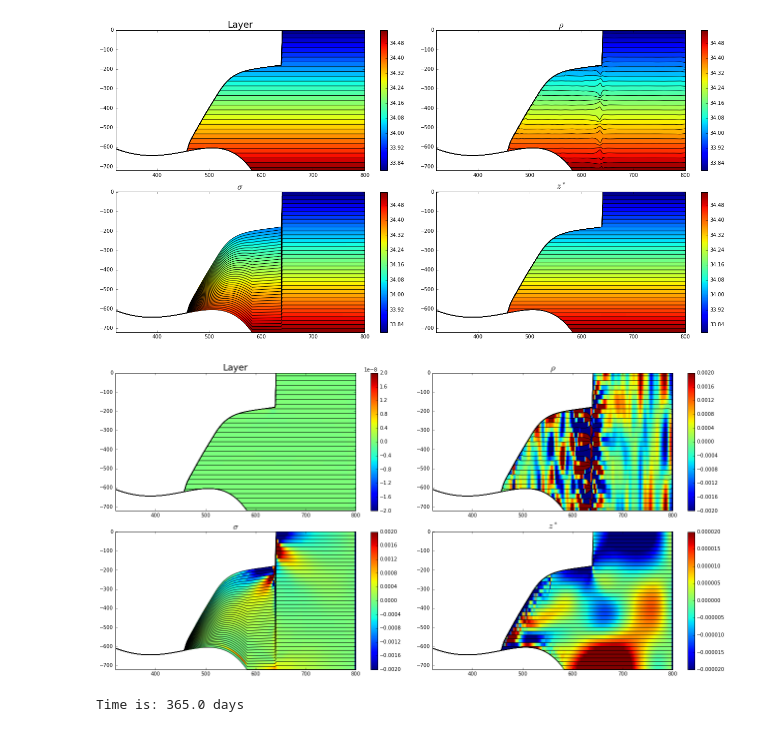
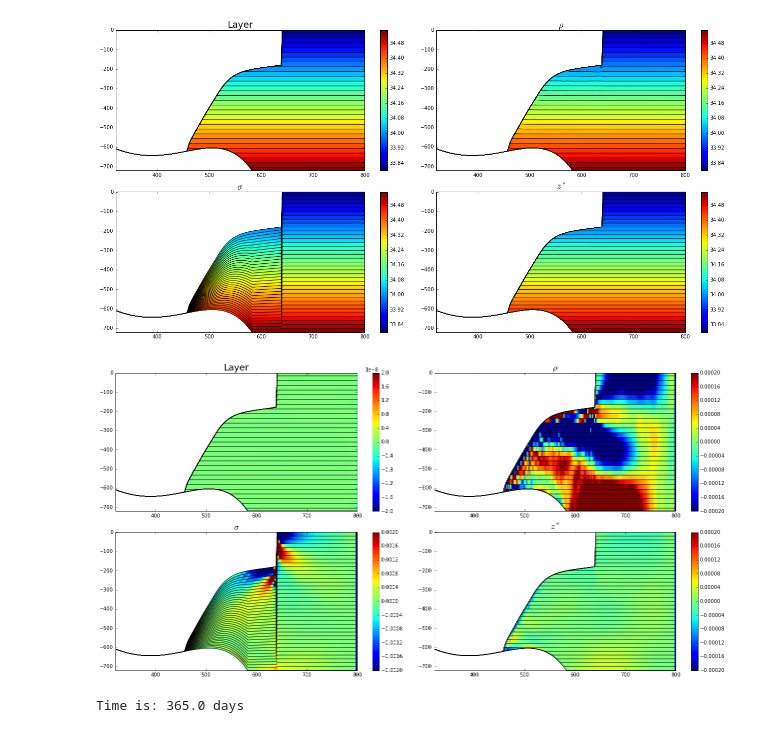
Before and after one commit to gustavo-marques/ISOMIP, a Jupyter notebook: ipynb/quiet_2D_yesIS.ipynb, the cells around one changed output. Drawn from its saved outputs; the diff is of its cells as text; code cells hidden in the pictures.

```diff
--- a/ipynb/quiet_2D_yesIS.ipynb
+++ b/ipynb/quiet_2D_yesIS.ipynb
@@ -52,13 +52,13 @@ Time is: 10.0 days
 # %%
 variable = 'u'
 plt.figure(figsize=(18,9))
 plt.subplot(2,2,1); plot_section(layer_file, record, xq, variable=variable, clim=(-2e-8,2e-8)); plt.title('Layer', fontsize=18);
-plt.subplot(2,2,2); plot_section(rho_file, record, xq, variable=variable, clim=(-2e-3,2e-3)); plt.title(r'$\rho$', fontsize=18);
+plt.subplot(2,2,2); plot_section(rho_file, record, xq, variable=variable, clim=(-2e-4,2e-4)); plt.title(r'$\rho$', fontsize=18);
 plt.subplot(2,2,3); plot_section(sigma_file, record, xq, variable=variable, clim=(-2e-3,2e-3)); plt.title(r'$\sigma$', fontsize=18);
-plt.subplot(2,2,4); plot_section(z_file, record, xq, variable=variable, clim=(-2e-5,2e-5)); plt.title(r'$z^*$', fontsize=18);
+plt.subplot(2,2,4); plot_section(z_file, record, xq, variable=variable, clim=(-2e-4,2e-4)); plt.title(r'$z^*$', fontsize=18);
 plt.tight_layout()
 # %% [output]
-[figure, old version]
+[figure, new version]
 # %%
 record = -1 # Last record
 print 'Time is:',layer_file.variables['Time'][record], 'days'
```
Also changed, not shown: 3 other files.
